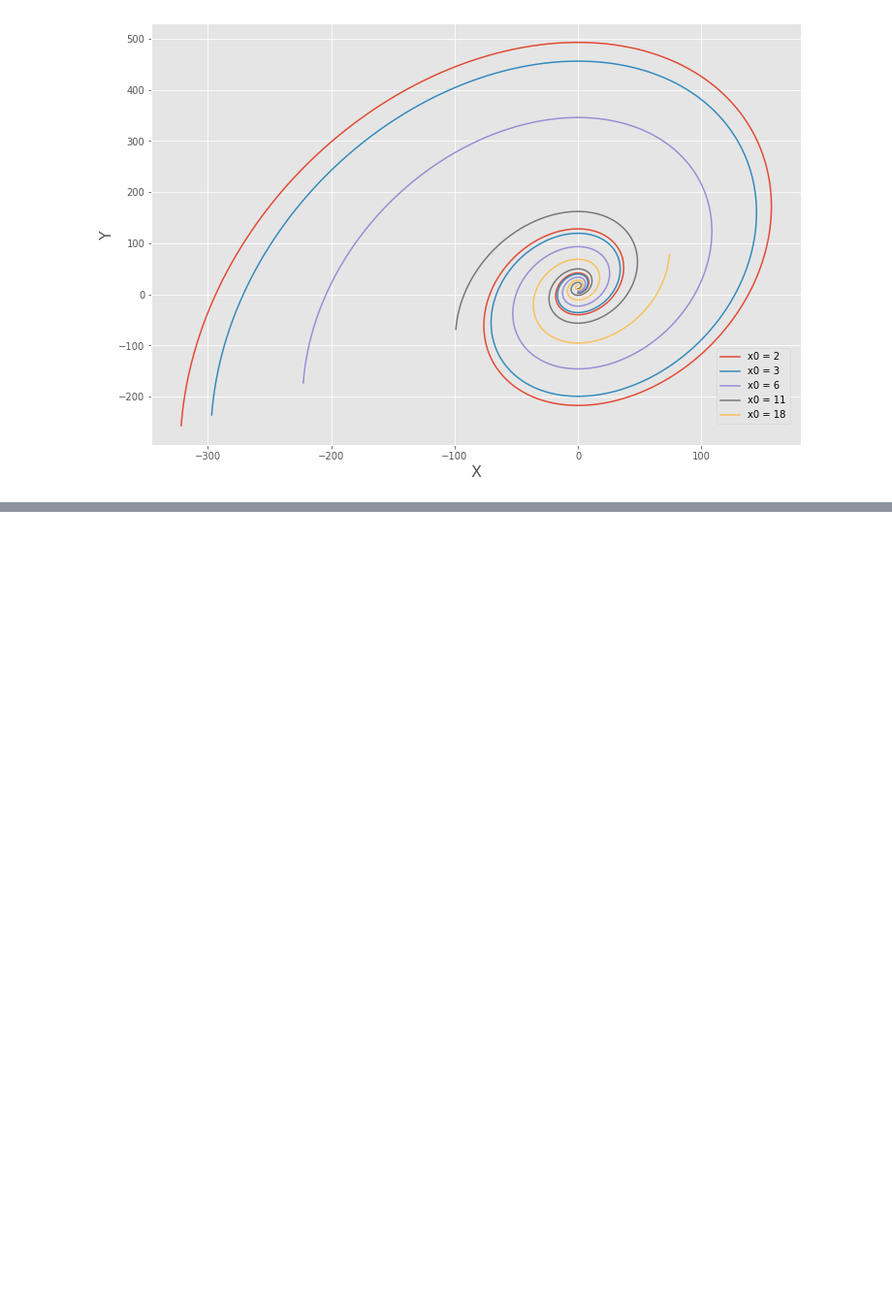
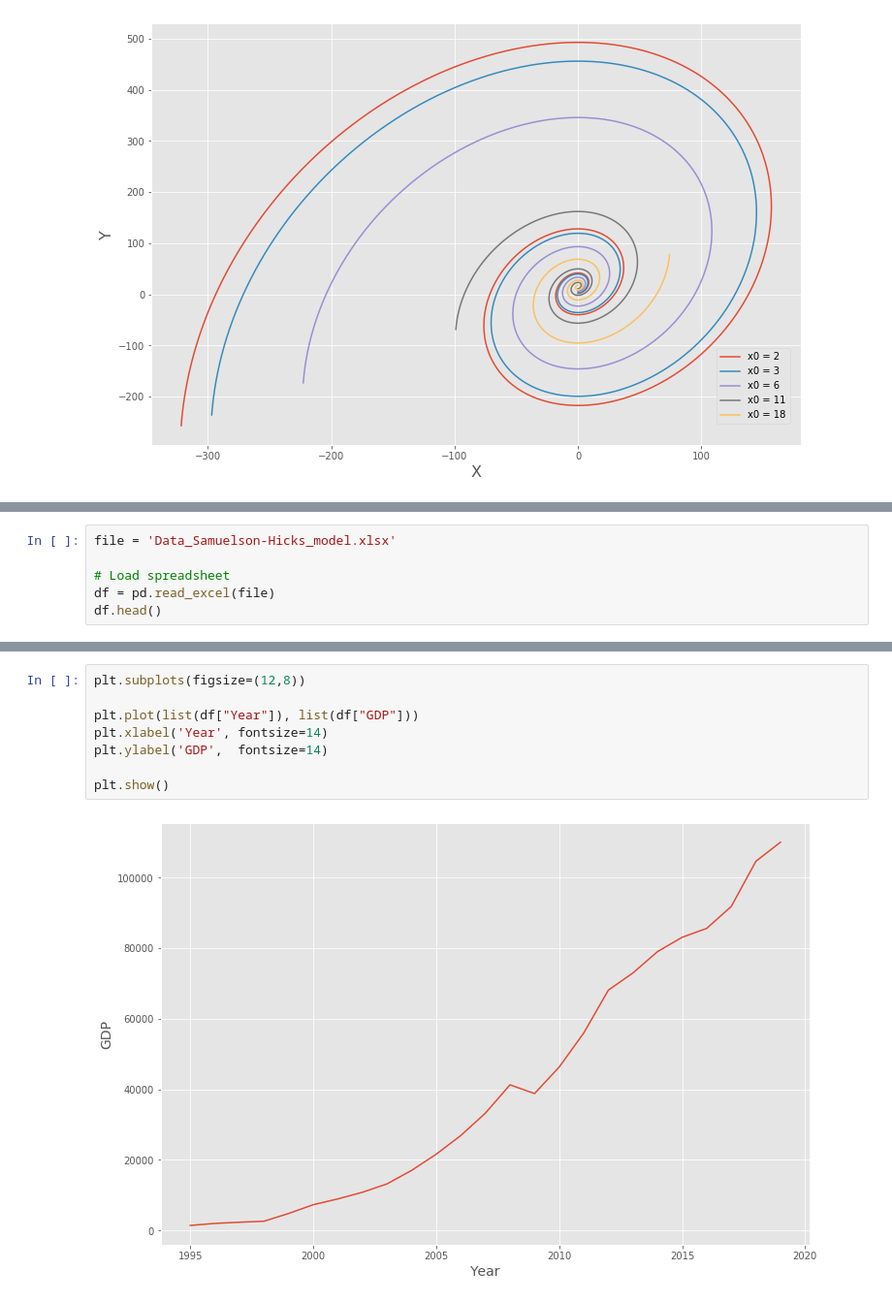
Before and after one commit to kirillzx/Math-projects, a Jupyter notebook: Mathematical_modeling/Samuelson-Hicks model.ipynb, the cells around one changed output, grey strips where cells are left out. Shown at 97% size. Cells and saved outputs as stored; diff of their text form; blank space fills up the shorter version.

Commit message:
added modeling GDP of Russia

```diff
--- a/Mathematical_modeling/Samuelson-Hicks model.ipynb
+++ b/Mathematical_modeling/Samuelson-Hicks model.ipynb
@@ -264,0 +268,6 @@ plt.show()
+# %%
+file = 'Data_Samuelson-Hicks_model.xlsx'
+
+# Load spreadsheet
+df = pd.read_excel(file)
+df.head()
@@ -264,0 +281,10 @@ plt.show()
+# %%
+plt.subplots(figsize=(12,8))
+
+plt.plot(list(df["Year"]), list(df["GDP"]))
+plt.xlabel('Year', fontsize=14)
+plt.ylabel('GDP',  fontsize=14)
+
+plt.show()
+# %% [output]
+[figure, added]
```
Also changed, not shown: parts of 9 cells of this notebook, 1 other file.
